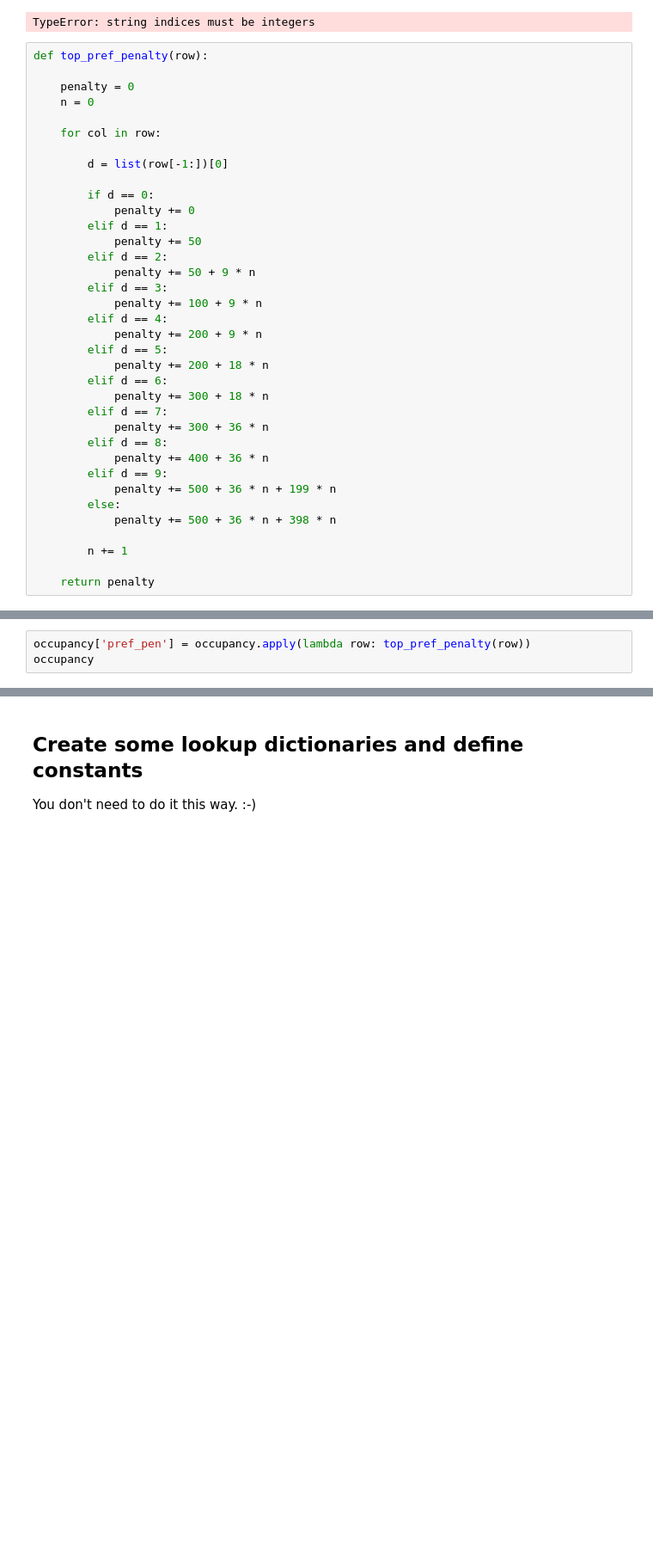
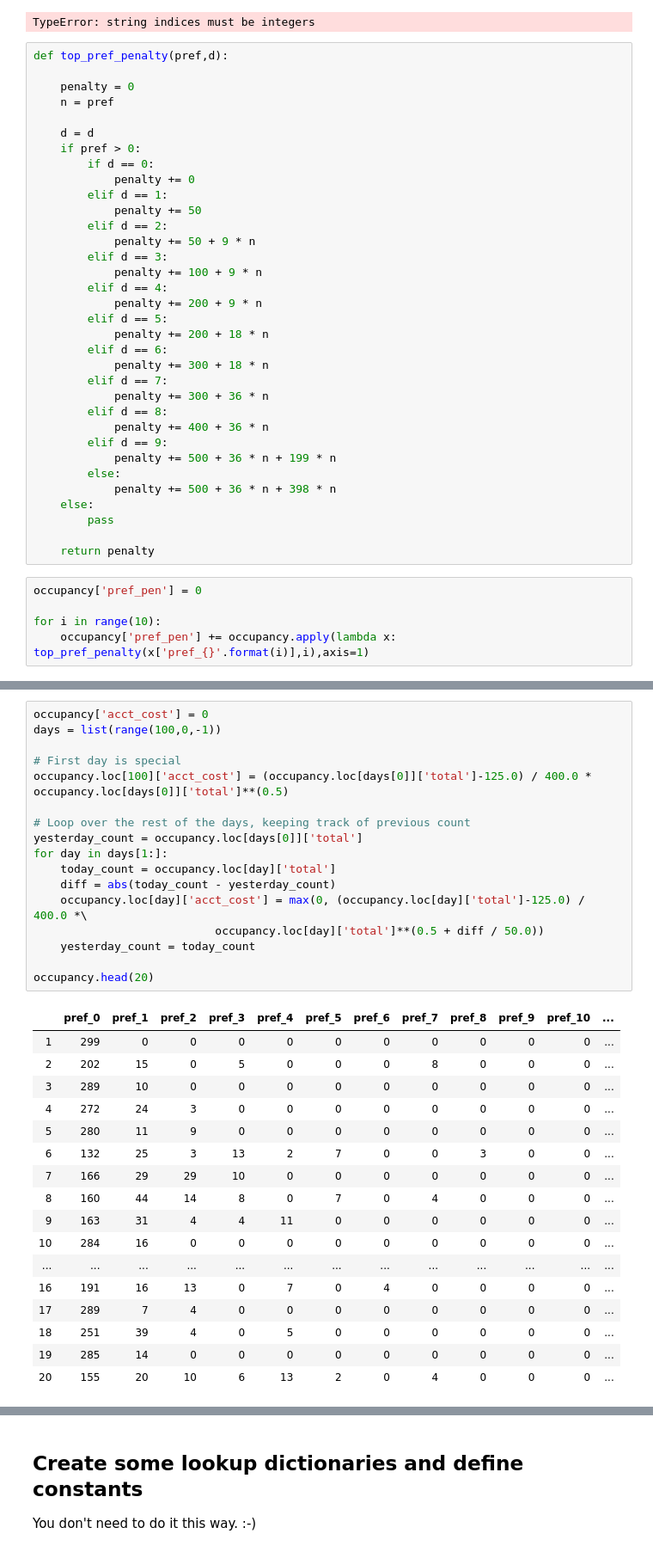
Before and after one commit to tdrumhel1/santa, a Jupyter notebook: santa-notebook-v1.ipynb, the cells around one changed output, grey strips where cells are left out. Shown at 86% size. Drawn from its saved outputs; the diff is of its cells as text; blank space fills up the shorter version.

Commit message:
Finished cost function pieces for one occupany df. Need to create loop process to multiple runs

```diff
--- a/santa-notebook-v1.ipynb
+++ b/santa-notebook-v1.ipynb
@@ -430,15 +430,13 @@ for row in occupancy:
 # %% [output]
 TypeError: string indices must be integers
 # %%
-def top_pref_penalty(row):
+def top_pref_penalty(pref,d):
 
     penalty = 0
-    n = 0
+    n = pref
 
-    for col in row:
-
-        d = list(row[-1:])[0]
-
+    d = d
+    if pref > 0:
         if d == 0:
             penalty += 0
         elif d == 1:
@@ -461,10 +459,15 @@ def top_pref_penalty(row):
             penalty += 500 + 36 * n + 199 * n
         else:
             penalty += 500 + 36 * n + 398 * n
-
-        n += 1
+    else:
+        pass
 
     return penalty
+# %%
+occupancy['pref_pen'] = 0
+
+for i in range(10):
+    occupancy['pref_pen'] += occupancy.apply(lambda x: top_pref_penalty(x['pref_{}'.format(i)],i),axis=1)
 # %%
 occupancy
 # %% [output]
@@ -484,3 +486,0 @@ occupancy
-# %%
-occupancy['pref_pen'] = occupancy.apply(lambda row: top_pref_penalty(row))
-occupancy
@@ -516,0 +490,35 @@ occupancy.apply(lambda row: row+1,axis=0)
+# %%
+occupancy['acct_cost'] = 0
+days = list(range(100,0,-1))
+
+# First day is special
+occupancy.loc[100]['acct_cost'] = (occupancy.loc[days[0]]['total']-125.0) / 400.0 * occupancy.loc[days[0]]['total']**(0.5)
+
+# Loop over the rest of the days, keeping track of previous count
+yesterday_count = occupancy.loc[days[0]]['total']
+for day in days[1:]:
+    today_count = occupancy.loc[day]['total']
+    diff = abs(today_count - yesterday_count)
+    occupancy.loc[day]['acct_cost'] = max(0, (occupancy.loc[day]['total']-125.0) / 400.0 *\
+                           occupancy.loc[day]['total']**(0.5 + diff / 50.0))
+    yesterday_count = today_count
+
+occupancy.head(20)
+# %% [output]
+|  | pref_0 | pref_1 | pref_2 | pref_3 | pref_4 | pref_5 | pref_6 | pref_7 | pref_8 | pref_9 | pref_10 | ... |
+| 1 | 299 | 0 | 0 | 0 | 0 | 0 | 0 | 0 | 0 | 0 | 0 | ... |
+| 2 | 202 | 15 | 0 | 5 | 0 | 0 | 0 | 8 | 0 | 0 | 0 | ... |
+| 3 | 289 | 10 | 0 | 0 | 0 | 0 | 0 | 0 | 0 | 0 | 0 | ... |
+| 4 | 272 | 24 | 3 | 0 | 0 | 0 | 0 | 0 | 0 | 0 | 0 | ... |
+| 5 | 280 | 11 | 9 | 0 | 0 | 0 | 0 | 0 | 0 | 0 | 0 | ... |
+| 6 | 132 | 25 | 3 | 13 | 2 | 7 | 0 | 0 | 3 | 0 | 0 | ... |
+| 7 | 166 | 29 | 29 | 10 | 0 | 0 | 0 | 0 | 0 | 0 | 0 | ... |
+| 8 | 160 | 44 | 14 | 8 | 0 | 7 | 0 | 4 | 0 | 0 | 0 | ... |
+| 9 | 163 | 31 | 4 | 4 | 11 | 0 | 0 | 0 | 0 | 0 | 0 | ... |
+| 10 | 284 | 16 | 0 | 0 | 0 | 0 | 0 | 0 | 0 | 0 | 0 | ... |
+| ... | ... | ... | ... | ... | ... | ... | ... | ... | ... | ... | ... | ... |
+| 16 | 191 | 16 | 13 | 0 | 7 | 0 | 4 | 0 | 0 | 0 | 0 | ... |
+| 17 | 289 | 7 | 4 | 0 | 0 | 0 | 0 | 0 | 0 | 0 | 0 | ... |
+| 18 | 251 | 39 | 4 | 0 | 5 | 0 | 0 | 0 | 0 | 0 | 0 | ... |
+| 19 | 285 | 14 | 0 | 0 | 0 | 0 | 0 | 0 | 0 | 0 | 0 | ... |
+| 20 | 155 | 20 | 10 | 6 | 13 | 2 | 0 | 4 | 0 | 0 | 0 | ... |
```
Also changed, not shown: parts of 5 cells of this notebook.
